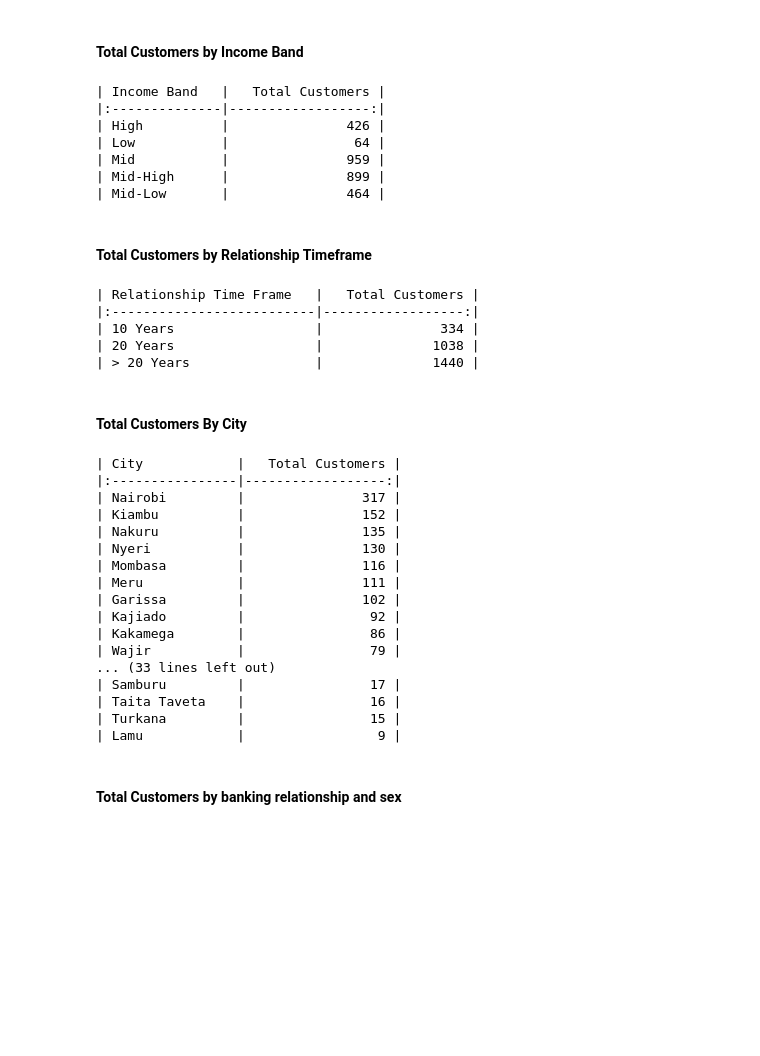
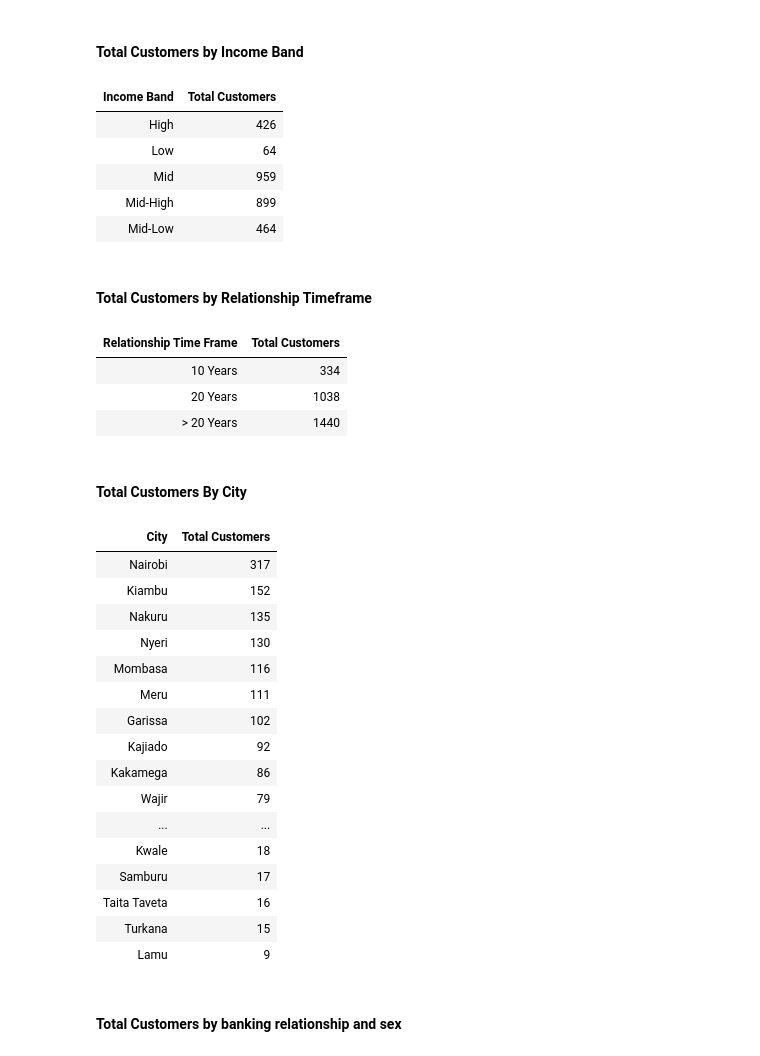
Before and after one commit to James-Muguro/CustomerSegmentation, a Jupyter notebook: bank_customer_segmentation.ipynb, the cells around one changed output. Cells and saved outputs as stored; diff of their text form; code cells hidden in the pictures; blank space fills up the shorter version.

```diff
--- a/bank_customer_segmentation.ipynb
+++ b/bank_customer_segmentation.ipynb
@@ -75,6 +75,8 @@ dtype: object
 # %% [markdown]
 #### Total Customers by Income Band
 # %%
+from IPython.display import display, HTML
+
 # Group by 'Income Band' and count the number of customers in each group
 customers_by_income_band = merged_dataset.groupby('Income Band')['Customer ID'].count().reset_index()
 
@@ -84,16 +86,15 @@ customers_by_income_band.columns = ['Income Band', 'Total Customers']
 # Sort the dataframe by income band
 customers_by_income_band = customers_by_income_band.sort_values(by='Income Band')
 
-# Display the result in table format
-print(customers_by_income_band.to_markdown(index=False))
+# Display the result in table format without the index
+display(HTML(customers_by_income_band.to_html(index=False)))
 # %% [output]
-| Income Band   |   Total Customers |
-|:--------------|------------------:|
-| High          |               426 |
-| Low           |                64 |
-| Mid           |               959 |
-| Mid-High      |               899 |
-| Mid-Low       |               464 |
+| Income Band | Total Customers |
+| High | 426 |
+| Low | 64 |
+| Mid | 959 |
+| Mid-High | 899 |
+| Mid-Low | 464 |
 # %% [markdown]
 #### Total Customers by Relationship Timeframe
 # %%
@@ -107,45 +108,44 @@ customers_by_relationship_timeframe.columns = ['Relationship Time Frame', 'Total
 customers_by_relationship_timeframe = customers_by_relationship_timeframe.sort_values(by='Relationship Time Frame')
 
 # Display the result in table format
-print(customers_by_relationship_timeframe.to_markdown(index=False))
+display(HTML(customers_by_relationship_timeframe.to_html(index=False)))
 # %% [output]
-| Relationship Time Frame   |   Total Customers |
-|:--------------------------|------------------:|
-| 10 Years                  |               334 |
-| 20 Years                  |              1038 |
-| > 20 Years                |              1440 |
+| Relationship Time Frame | Total Customers |
+| 10 Years | 334 |
+| 20 Years | 1038 |
+| > 20 Years | 1440 |
 # %% [markdown]
 #### Total Customers By City
 # %%
 # Group by 'City' and count the number of customers in each group
 customers_by_city = merged_dataset.groupby('City')['Customer ID'].count().reset_index()
 
 # Rename the columns for clarity
 customers_by_city.columns = ['City', 'Total Customers']
 
 # Sort the dataframe by total customers
 customers_by_city = customers_by_city.sort_values(by='Total Customers', ascending=False)
 
 # Display the result in table format
-print(customers_by_city.to_markdown(index=False))
+display(HTML(customers_by_city.to_html(index=False)))
 # %% [output]
-| City            |   Total Customers |
-|:----------------|------------------:|
-| Nairobi         |               317 |
-| Kiambu          |               152 |
-| Nakuru          |               135 |
-| Nyeri           |               130 |
-| Mombasa         |               116 |
-| Meru            |               111 |
-| Garissa         |               102 |
-| Kajiado         |                92 |
-| Kakamega        |                86 |
-| Wajir           |                79 |
-... (33 lines left out)
-| Samburu         |                17 |
-| Taita Taveta    |                16 |
-| Turkana         |                15 |
-| Lamu            |                 9 |
+| City | Total Customers |
+| Nairobi | 317 |
+| Kiambu | 152 |
+| Nakuru | 135 |
+| Nyeri | 130 |
+| Mombasa | 116 |
+| Meru | 111 |
+| Garissa | 102 |
+| Kajiado | 92 |
+| Kakamega | 86 |
+| Wajir | 79 |
+| ... | ... |
+| Kwale | 18 |
+| Samburu | 17 |
+| Taita Taveta | 16 |
+| Turkana | 15 |
+| Lamu | 9 |
 # %% [markdown]
 #### Total Customers by banking relationship and sex
 # %%
```
Also changed, not shown: parts of 3 cells of this notebook.
